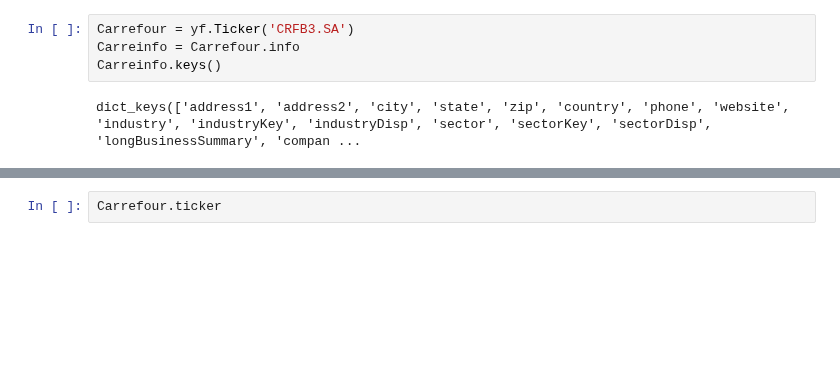
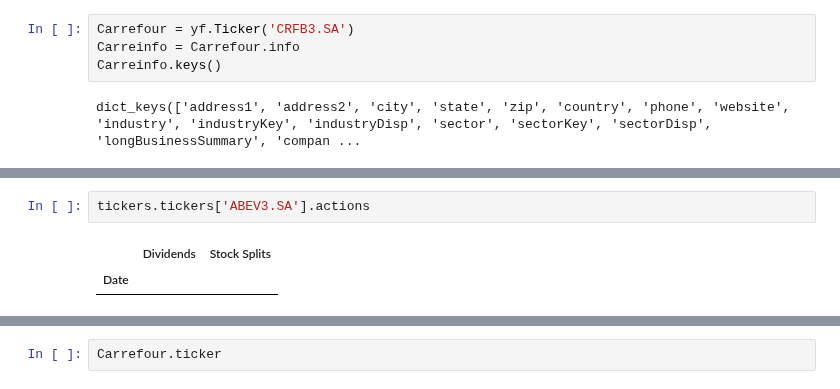
Before and after one commit to facklen/python_para_investimentos, a Jupyter notebook: yfinance_Completo.ipynb, the cells around one changed output, grey strips where cells are left out. Cells and saved outputs as stored; diff of their text form; blank space fills up the shorter version.

```diff
--- a/yfinance_Completo.ipynb
+++ b/yfinance_Completo.ipynb
@@ -28,3 +81,8 @@ dict_keys(['address1', 'address2', 'city', 'state', 'zip', 'country', 'phone', '
+# %%
+tickers.tickers['ABEV3.SA'].actions
+# %% [output]
+|  | Dividends | Stock Splits |
+| Date |  |  |
 # %%
 Carreinfo['targetMeanPrice']
 # %% [output]
```
Also changed, not shown: parts of 7 cells of this notebook.
